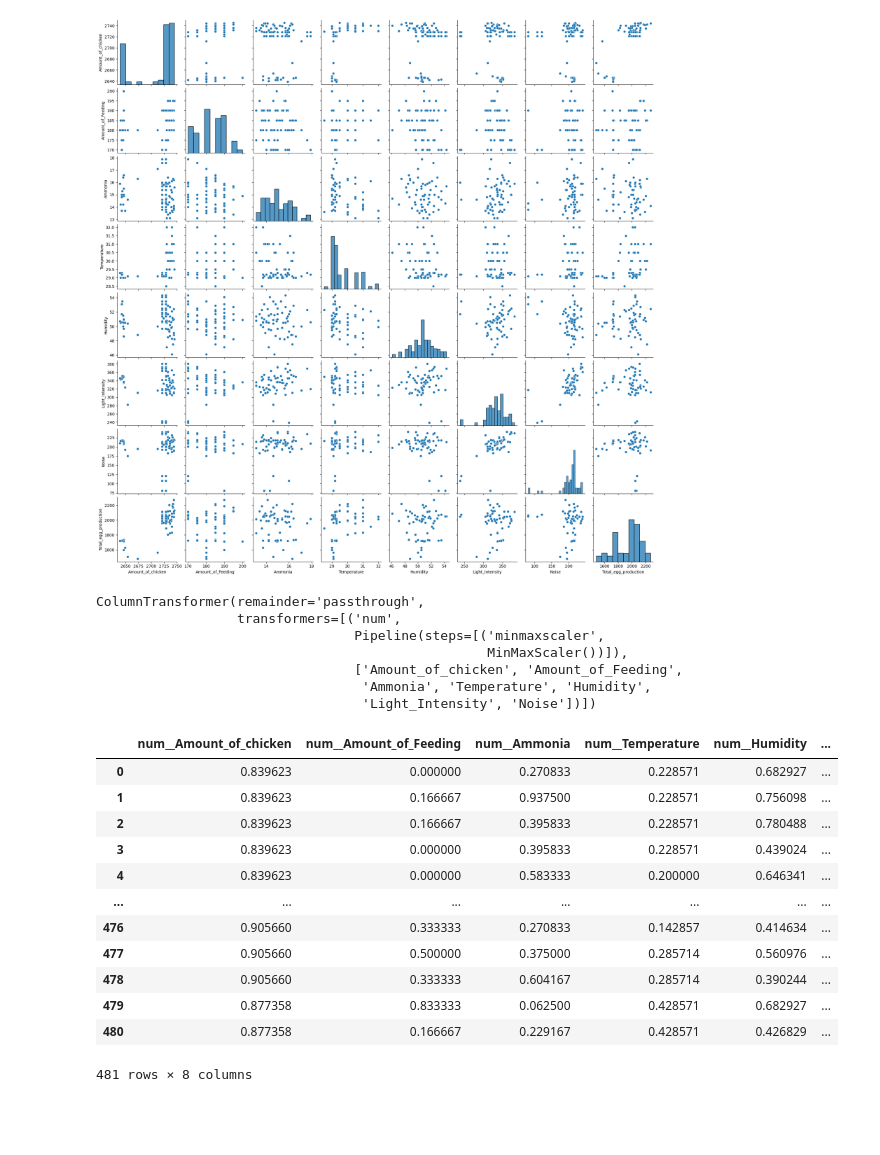
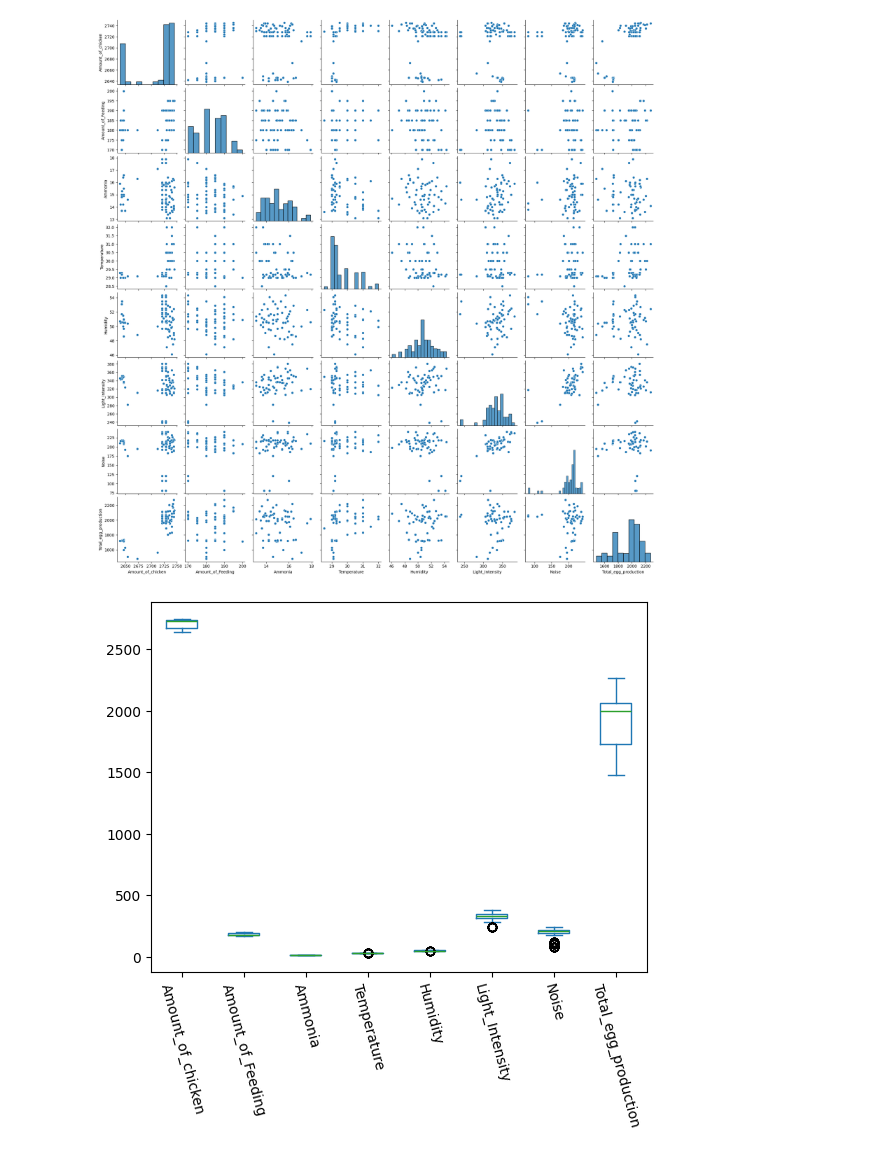
Before and after one commit to ItsJJH/egg-ai-project, a Jupyter notebook: TheNotebook.ipynb, the cells around one changed output. Saved outputs shown, nothing was run; the diff lists cells and outputs as text; code cells hidden in the pictures; blank space fills up the shorter version.

```diff
--- a/TheNotebook.ipynb
+++ b/TheNotebook.ipynb
@@ -94,6 +94,12 @@ sns.pairplot(eggs)
 # %% [output]
 <seaborn.axisgrid.PairGrid at 0x...>
 [figure]
+# %%
+eggs.plot.box()
+plt.xticks(rotation = -75)
+plt.show()
+# %% [output]
+[figure, added]
 # %%
 from sklearn.compose import ColumnTransformer
 from sklearn.pipeline import make_pipeline
@@ -101,43 +106,14 @@ from sklearn.preprocessing import StandardScaler
 from sklearn.preprocessing import MinMaxScaler
 # %%
-num_cols = eggs.select_dtypes(include='number').columns.to_list()
+num_cols = eggs.select_dtypes(include='number')
 
-num_cols.remove('Total_egg_production')
+scaler = MinMaxScaler()
 
-num_pipeline = make_pipeline(MinMaxScaler())
-
-# num_cols_scaled = scaler.fit_transform(num_cols)
-preprocessing = ColumnTransformer([('num', num_pipeline, num_cols)], remainder='passthrough')
-
-preprocessing
+num_cols_scaled = scaler.fit_transform(num_cols)
+preprocessing = ColumnTransformer([('num', scaler, num_cols.columns)], remainder='passthrough')
-# %% [output]
-ColumnTransformer(remainder='passthrough',
-                  transformers=[('num',
-                                 Pipeline(steps=[('minmaxscaler',
-                                                  MinMaxScaler())]),
-                                 ['Amount_of_chicken', 'Amount_of_Feeding',
-                                  'Ammonia', 'Temperature', 'Humidity',
-                                  'Light_Intensity', 'Noise'])])
 # %%
-# feature_names = eggs.columns.values.tolist()
+feature_names = eggs.columns.values.tolist()
 eggs_scaled = preprocessing.fit_transform(eggs)
 
-feature_names = preprocessing.get_feature_names_out()
 eggs_prepared = pd.DataFrame(data=eggs_scaled, columns=feature_names)
-# eggs_prepared1 = eggs_prepared.drop(labels='Total_egg_production', axis=1)
-
-eggs_prepared
+eggs_prepared_no_prod = eggs_prepared.drop(labels='Total_egg_production', axis=1)
-# %% [output]
-|  | num__Amount_of_chicken | num__Amount_of_Feeding | num__Ammonia | num__Temperature | num__Humidity | ... |
-| 0 | 0.839623 | 0.000000 | 0.270833 | 0.228571 | 0.682927 | ... |
-| 1 | 0.839623 | 0.166667 | 0.937500 | 0.228571 | 0.756098 | ... |
-| 2 | 0.839623 | 0.166667 | 0.395833 | 0.228571 | 0.780488 | ... |
-| 3 | 0.839623 | 0.000000 | 0.395833 | 0.228571 | 0.439024 | ... |
-| 4 | 0.839623 | 0.000000 | 0.583333 | 0.200000 | 0.646341 | ... |
-| ... | ... | ... | ... | ... | ... | ... |
-| 476 | 0.905660 | 0.333333 | 0.270833 | 0.142857 | 0.414634 | ... |
-| 477 | 0.905660 | 0.500000 | 0.375000 | 0.285714 | 0.560976 | ... |
-| 478 | 0.905660 | 0.333333 | 0.604167 | 0.285714 | 0.390244 | ... |
-| 479 | 0.877358 | 0.833333 | 0.062500 | 0.428571 | 0.682927 | ... |
-| 480 | 0.877358 | 0.166667 | 0.229167 | 0.428571 | 0.426829 | ... |
-481 rows × 8 columns
```
Also changed, not shown: parts of 22 cells of this notebook.
